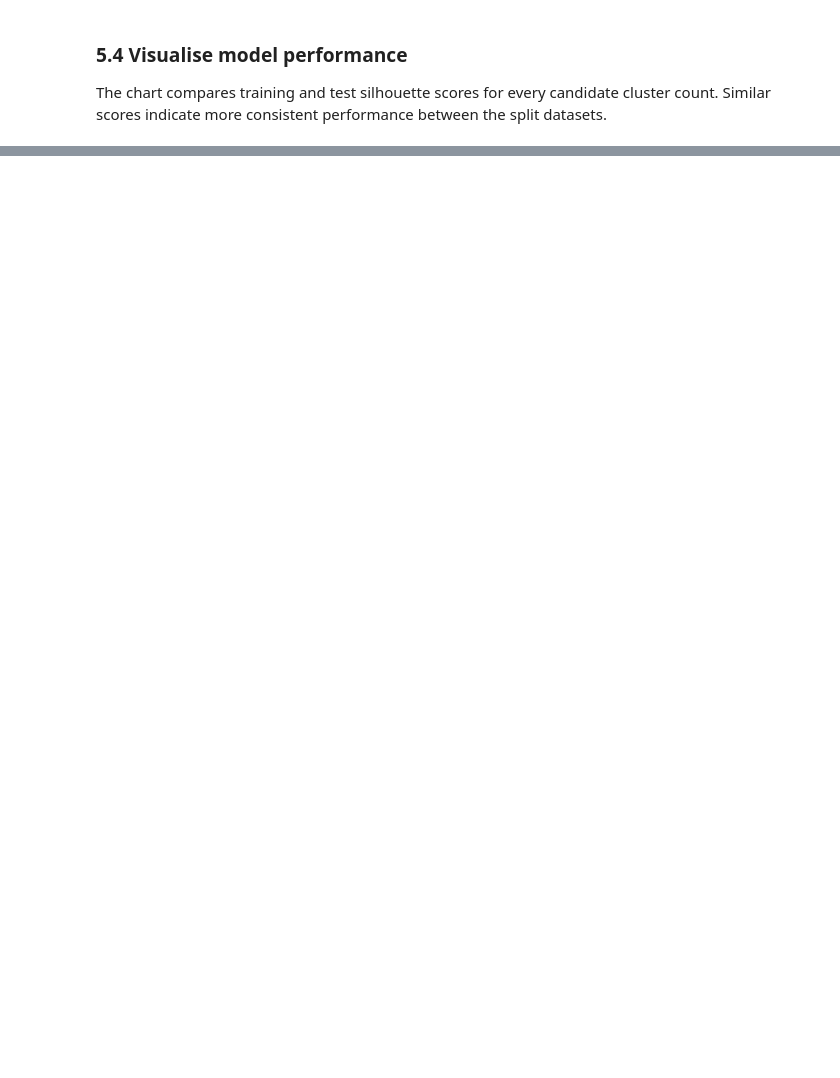
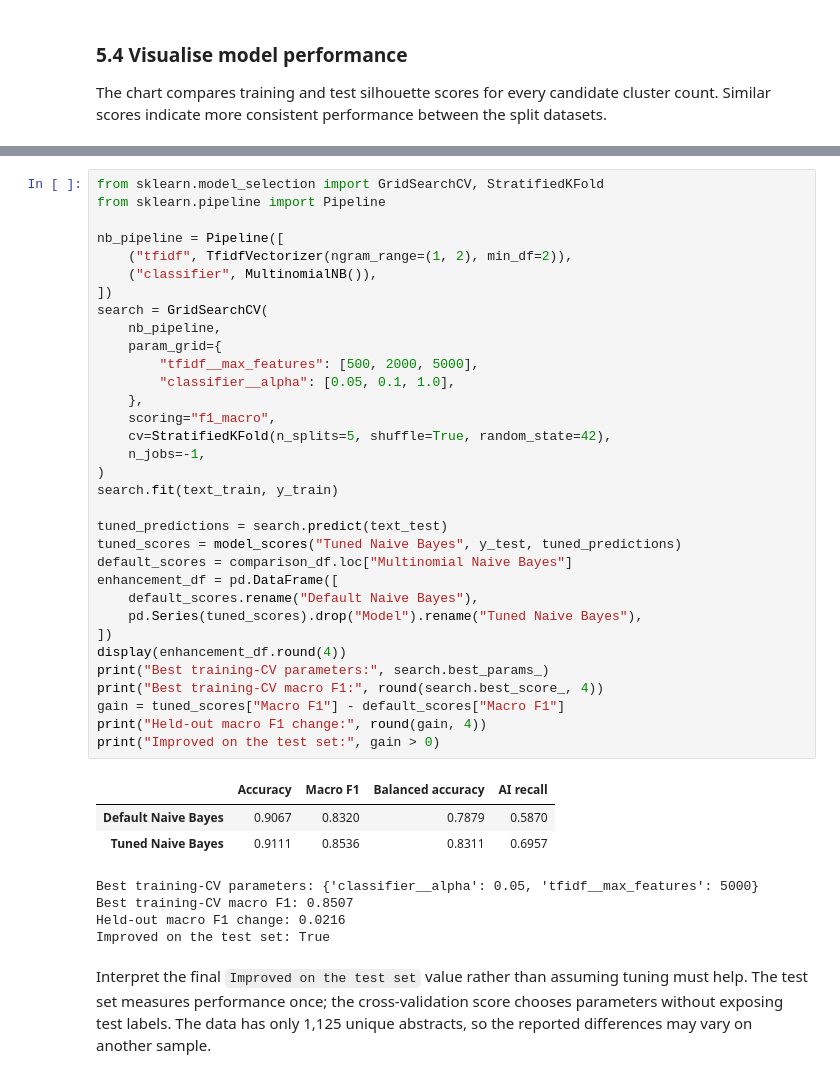
Before and after one commit to MakomaneTau/ITNPA_Assignment, a Jupyter notebook: Notebooks/Question 1/Notebook.ipynb, the cells around one changed output, grey strips where cells are left out. Drawn from its saved outputs; the diff is of its cells as text; blank space fills up the shorter version.

```diff
--- a/Notebooks/Question 1/Notebook.ipynb
+++ b/Notebooks/Question 1/Notebook.ipynb
@@ -285,0 +452,43 @@ plt.show()
+# %%
+from sklearn.model_selection import GridSearchCV, StratifiedKFold
+from sklearn.pipeline import Pipeline
+
+nb_pipeline = Pipeline([
+    ("tfidf", TfidfVectorizer(ngram_range=(1, 2), min_df=2)),
+    ("classifier", MultinomialNB()),
+])
+search = GridSearchCV(
+    nb_pipeline,
+    param_grid={
+        "tfidf__max_features": [500, 2000, 5000],
+        "classifier__alpha": [0.05, 0.1, 1.0],
+    },
+    scoring="f1_macro",
+    cv=StratifiedKFold(n_splits=5, shuffle=True, random_state=42),
+    n_jobs=-1,
+)
+search.fit(text_train, y_train)
+
+tuned_predictions = search.predict(text_test)
+tuned_scores = model_scores("Tuned Naive Bayes", y_test, tuned_predictions)
+default_scores = comparison_df.loc["Multinomial Naive Bayes"]
+enhancement_df = pd.DataFrame([
+    default_scores.rename("Default Naive Bayes"),
+    pd.Series(tuned_scores).drop("Model").rename("Tuned Naive Bayes"),
+])
+display(enhancement_df.round(4))
+print("Best training-CV parameters:", search.best_params_)
+print("Best training-CV macro F1:", round(search.best_score_, 4))
+gain = tuned_scores["Macro F1"] - default_scores["Macro F1"]
+print("Held-out macro F1 change:", round(gain, 4))
+print("Improved on the test set:", gain > 0)
+# %% [output]
+|  | Accuracy | Macro F1 | Balanced accuracy | AI recall |
+| Default Naive Bayes | 0.9067 | 0.8320 | 0.7879 | 0.5870 |
+| Tuned Naive Bayes | 0.9111 | 0.8536 | 0.8311 | 0.6957 |
+Best training-CV parameters: {'classifier__alpha': 0.05, 'tfidf__max_features': 5000}
+Best training-CV macro F1: 0.8507
+Held-out macro F1 change: 0.0216
+Improved on the test set: True
+# %% [markdown]
+Interpret the final `Improved on the test set` value rather than assuming tuning must help. The test set measures performance once; the cross-validation score chooses parameters without exposing test labels. The data has only 1,125 unique abstracts, so the reported differences may vary on another sample.
```
Also changed, not shown: parts of 21 cells of this notebook.
